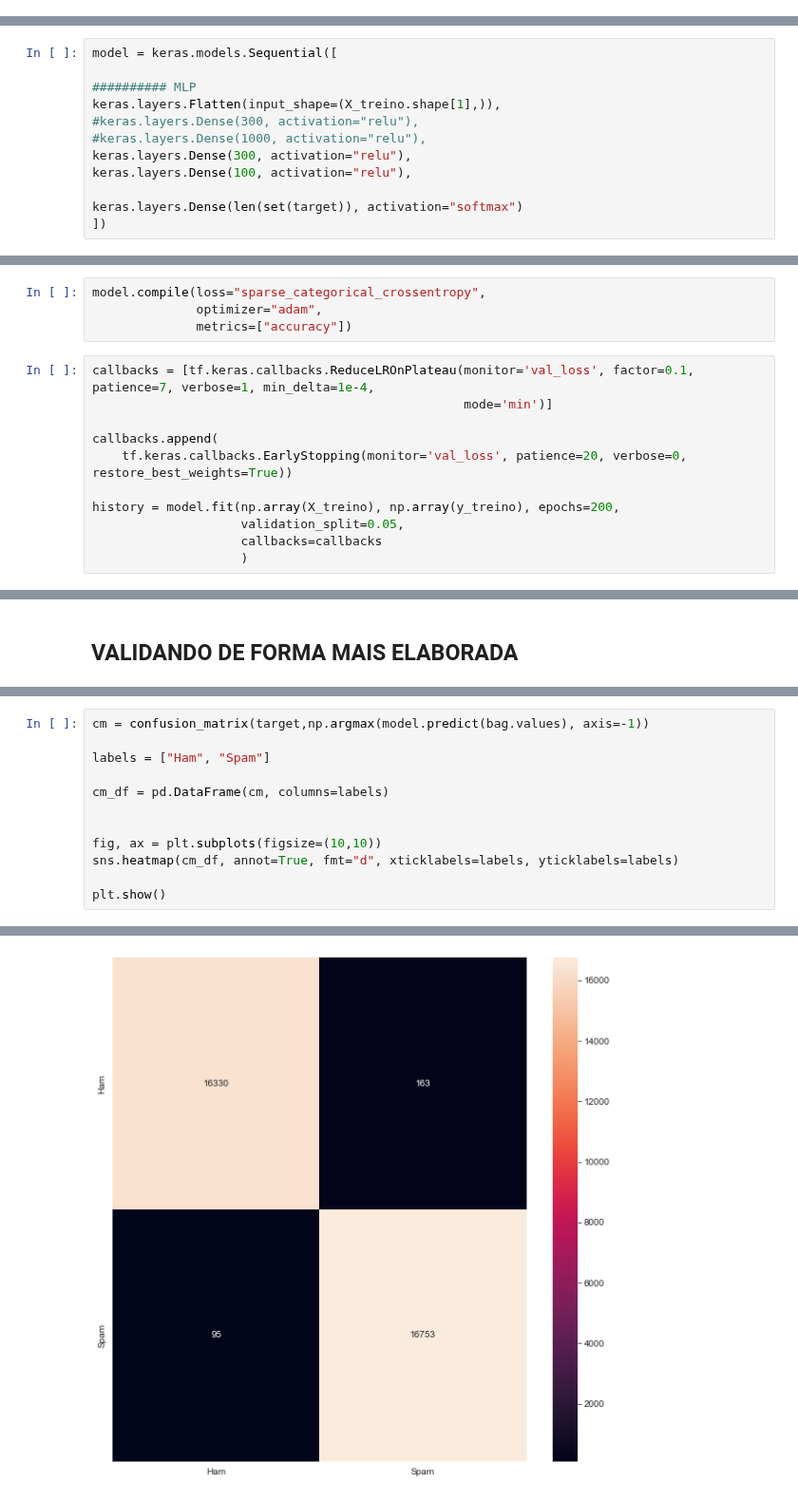
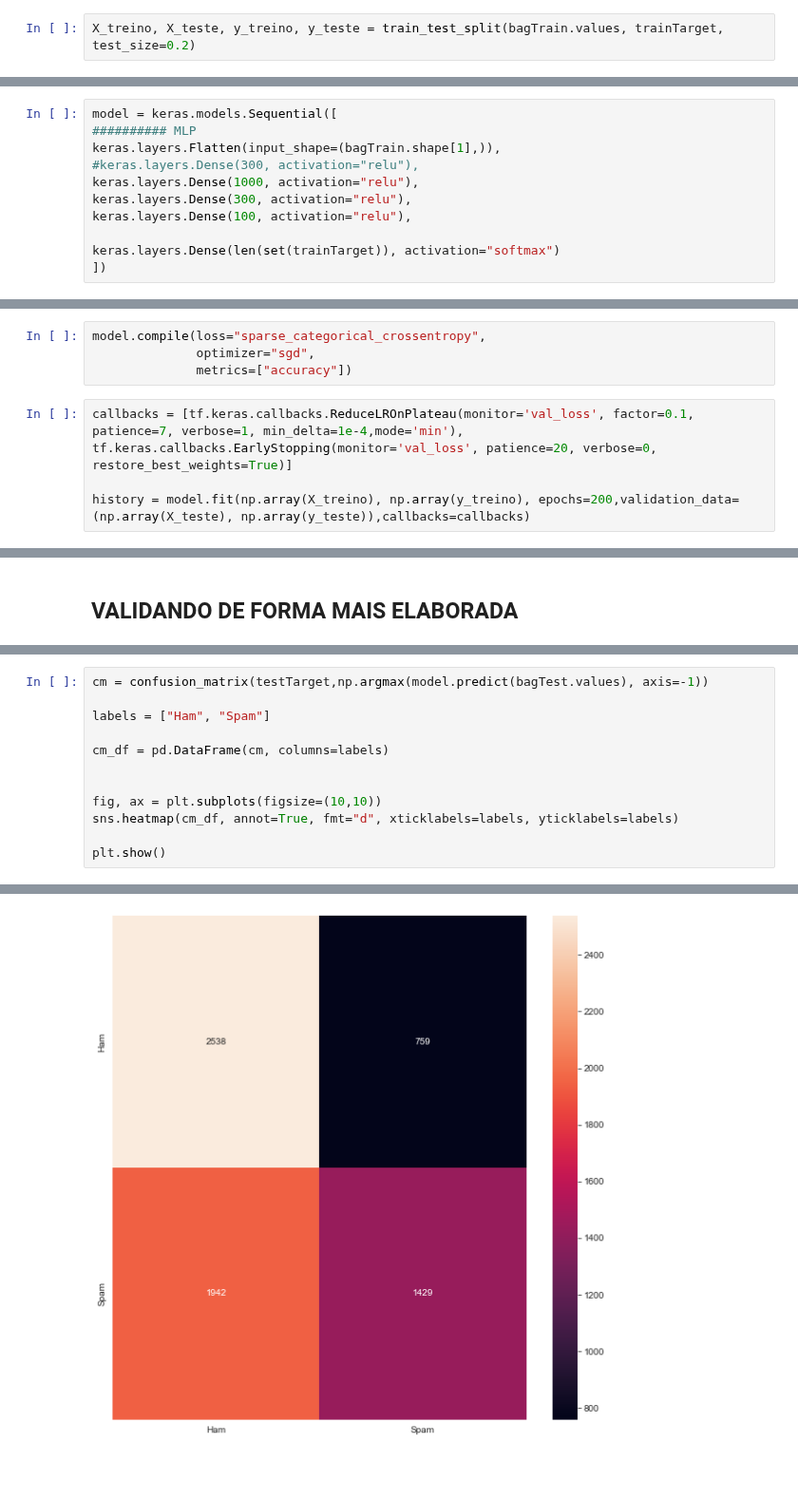
Before and after one commit to PlayerGhost/ciencia_de_dados_data_analysis, a Jupyter notebook: modelos/MLP/email_classification_BagOfWords.ipynb, the cells around one changed output, grey strips where cells are left out. Shown at 95% size. Saved outputs shown, nothing was run; the diff lists cells and outputs as text; blank space fills up the shorter version.

```diff
--- a/modelos/MLP/email_classification_BagOfWords.ipynb
+++ b/modelos/MLP/email_classification_BagOfWords.ipynb
@@ -116,0 +143,2 @@ print(X_treino)
+# %%
+X_treino, X_teste, y_treino, y_teste = train_test_split(bagTrain.values, trainTarget, test_size=0.2)
@@ -117,14 +155,13 @@ print(X_treino)
 # %%
 model = keras.models.Sequential([
-
 ########## MLP
-keras.layers.Flatten(input_shape=(X_treino.shape[1],)),
+keras.layers.Flatten(input_shape=(bagTrain.shape[1],)),
 #keras.layers.Dense(300, activation="relu"),
-#keras.layers.Dense(1000, activation="relu"),
+keras.layers.Dense(1000, activation="relu"),
 keras.layers.Dense(300, activation="relu"),
 keras.layers.Dense(100, activation="relu"),
 
-keras.layers.Dense(len(set(target)), activation="softmax")
+keras.layers.Dense(len(set(trainTarget)), activation="softmax")
 ])
 # %%
 model.summary()
@@ -148,18 +187,11 @@ Non-trainable params: 0
 _________________________________________________________________
 # %%
 model.compile(loss="sparse_categorical_crossentropy",
-              optimizer="adam",
+              optimizer="sgd",
               metrics=["accuracy"])
 # %%
-callbacks = [tf.keras.callbacks.ReduceLROnPlateau(monitor='val_loss', factor=0.1, patience=7, verbose=1, min_delta=1e-4,
-                                                  mode='min')]
+callbacks = [tf.keras.callbacks.ReduceLROnPlateau(monitor='val_loss', factor=0.1, patience=7, verbose=1, min_delta=1e-4,mode='min'), tf.keras.callbacks.EarlyStopping(monitor='val_loss', patience=20, verbose=0, restore_best_weights=True)]
 
-callbacks.append(
-    tf.keras.callbacks.EarlyStopping(monitor='val_loss', patience=20, verbose=0, restore_best_weights=True))
-
-history = model.fit(np.array(X_treino), np.array(y_treino), epochs=200,
-                    validation_split=0.05,
-                    callbacks=callbacks
-                    )
+history = model.fit(np.array(X_treino), np.array(y_treino), epochs=200,validation_data=(np.array(X_teste), np.array(y_teste)),callbacks=callbacks)
 # %% [output]
 Epoch 1/200
@@ -197,5 +229,5 @@ model.evaluate(np.array(bag.values), np.array(target))
 # %%
-cm = confusion_matrix(target,np.argmax(model.predict(bag.values), axis=-1))
+cm = confusion_matrix(testTarget,np.argmax(model.predict(bagTest.values), axis=-1))
 
 labels = ["Ham", "Spam"]
 
@@ -211 +243 @@ plt.show()
-[figure, old version]
+[figure, new version]
```
Also changed, not shown: parts of 15 cells of this notebook, 8 other files.
